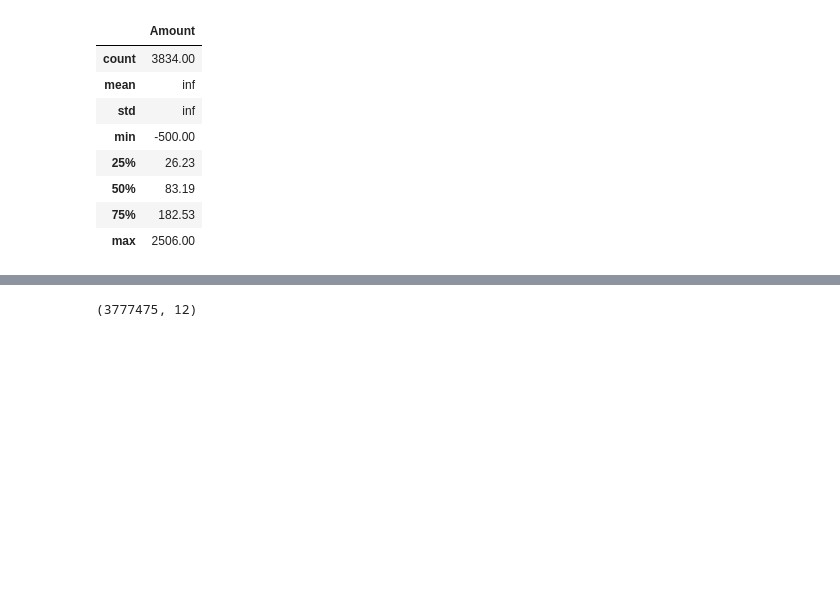
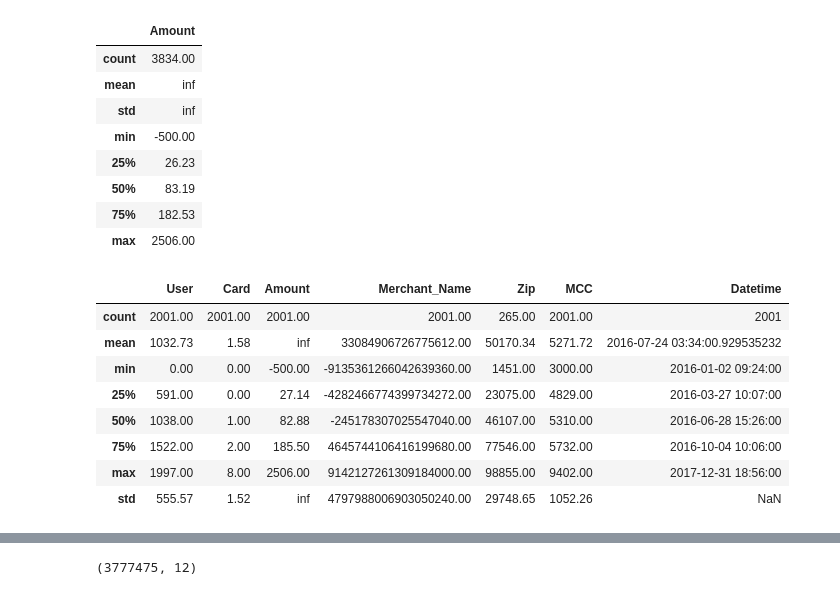
Before and after one commit to Yichen-Z/ece5831-2023-ccf, a Jupyter notebook: explore_transactions.ipynb, the cells around one changed output, grey strips where cells are left out. Cells and saved outputs as stored; diff of their text form; code cells hidden in the pictures; blank space fills up the shorter version.

```diff
--- a/explore_transactions.ipynb
+++ b/explore_transactions.ipynb
@@ -631,3 +697,16 @@ validation_f_pool[['Amount']].describe()
 | 50% | 83.19 |
 | 75% | 182.53 |
 | max | 2506.00 |
+# %%
+validation_f_sample = validation_f_pool.groupby('Use_Chip', group_keys=False).apply(lambda data: data.sample(frac=0.522))
+validation_f_sample.describe()
+# %% [output]
+|  | User | Card | Amount | Merchant_Name | Zip | MCC | Datetime |
+| count | 2001.00 | 2001.00 | 2001.00 | 2001.00 | 265.00 | 2001.00 | 2001 |
+| mean | 1032.73 | 1.58 | inf | 33084906726775612.00 | 50170.34 | 5271.72 | 2016-07-24 03:34:00.929535232 |
+| min | 0.00 | 0.00 | -500.00 | -9135361266042639360.00 | 1451.00 | 3000.00 | 2016-01-02 09:24:00 |
+| 25% | 591.00 | 0.00 | 27.14 | -4282466774399734272.00 | 23075.00 | 4829.00 | 2016-03-27 10:07:00 |
+| 50% | 1038.00 | 1.00 | 82.88 | -245178307025547040.00 | 46107.00 | 5310.00 | 2016-06-28 15:26:00 |
+| 75% | 1522.00 | 2.00 | 185.50 | 4645744106416199680.00 | 77546.00 | 5732.00 | 2016-10-04 10:06:00 |
+| max | 1997.00 | 8.00 | 2506.00 | 9142127261309184000.00 | 98855.00 | 9402.00 | 2017-12-31 18:56:00 |
+| std | 555.57 | 1.52 | inf | 4797988006903050240.00 | 29748.65 | 1052.26 | NaN |
```
Also changed, not shown: parts of 16 cells of this notebook, 3 other files.
